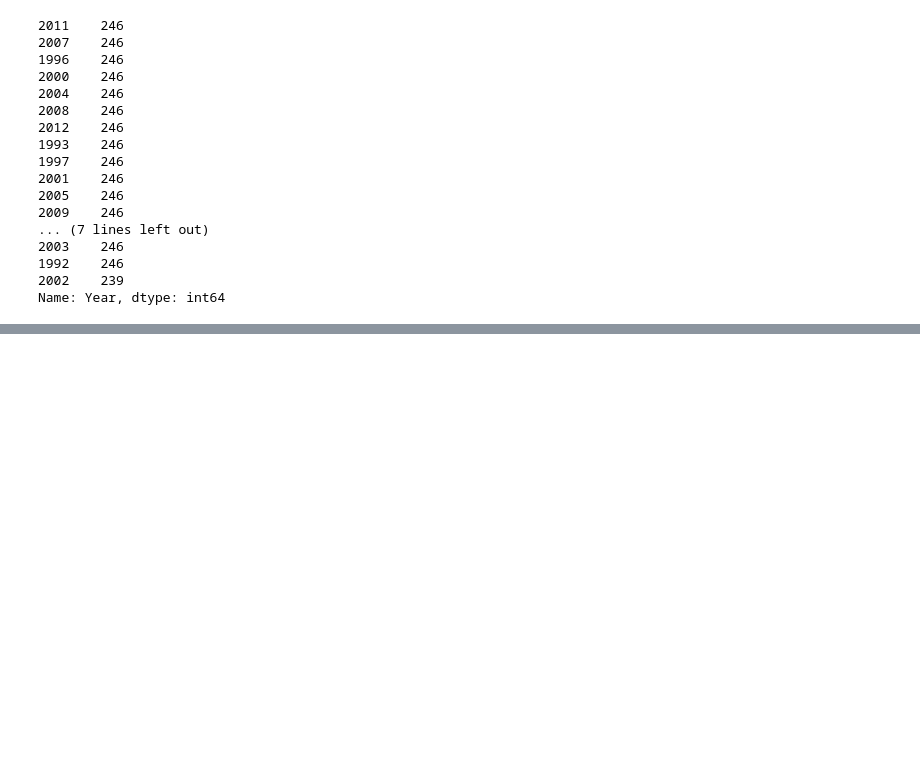
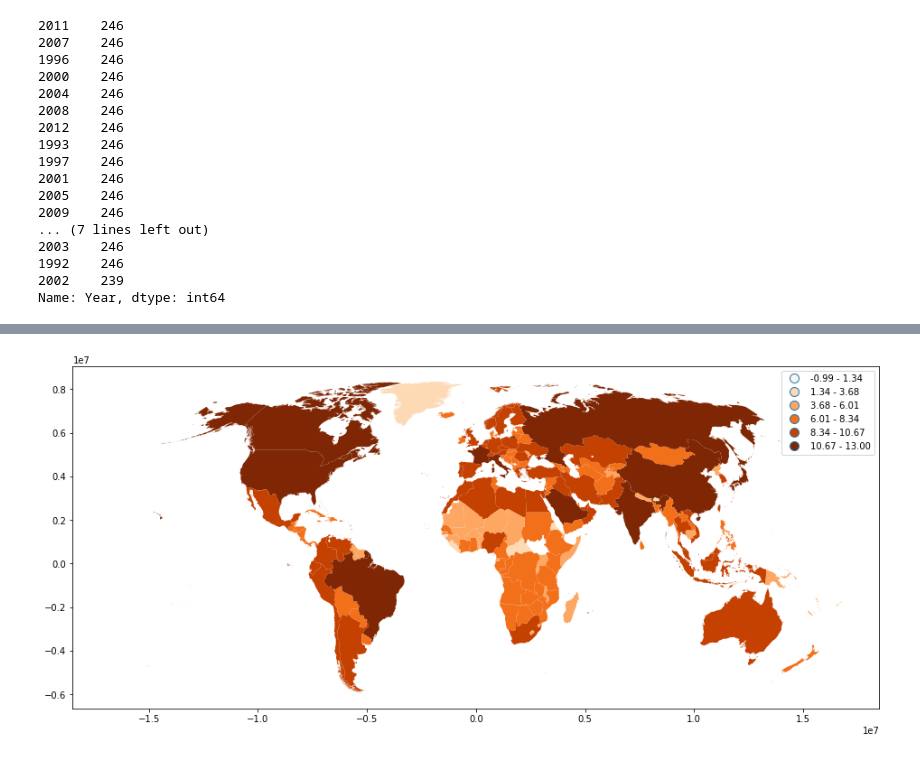
Before and after one commit to xiaomanluo/world_nightlight, a Jupyter notebook: nightlight.ipynb, the cells around one changed output, grey strips where cells are left out. Drawn from its saved outputs; the diff is of its cells as text; code cells hidden in the pictures; blank space fills up the shorter version.

```diff
--- a/nightlight.ipynb
+++ b/nightlight.ipynb
@@ -85,0 +94,4 @@ gg1
+# %%
+nl = data.copy()[['Code', 'Region','Year','Alit']]
+nl_2013 = nl.loc[nl['Year'] == 2013]
+nl_2013 = nl_2013.drop(columns = 'Year')
@@ -85,0 +150,9 @@ gg1
+# %%
+colors = 6
+value = 'Alit'
+cmap = 'Oranges'
+figsize = (16, 10)
+title = 'World Area Lit in 2013'
+ax = nl_merged.dropna().plot(column = value , cmap=cmap, figsize=figsize, scheme='equal_interval', k=colors, legend=True)
+# %% [output]
+[figure, added]
```
Also changed, not shown: parts of 21 cells of this notebook, 8 other files.
